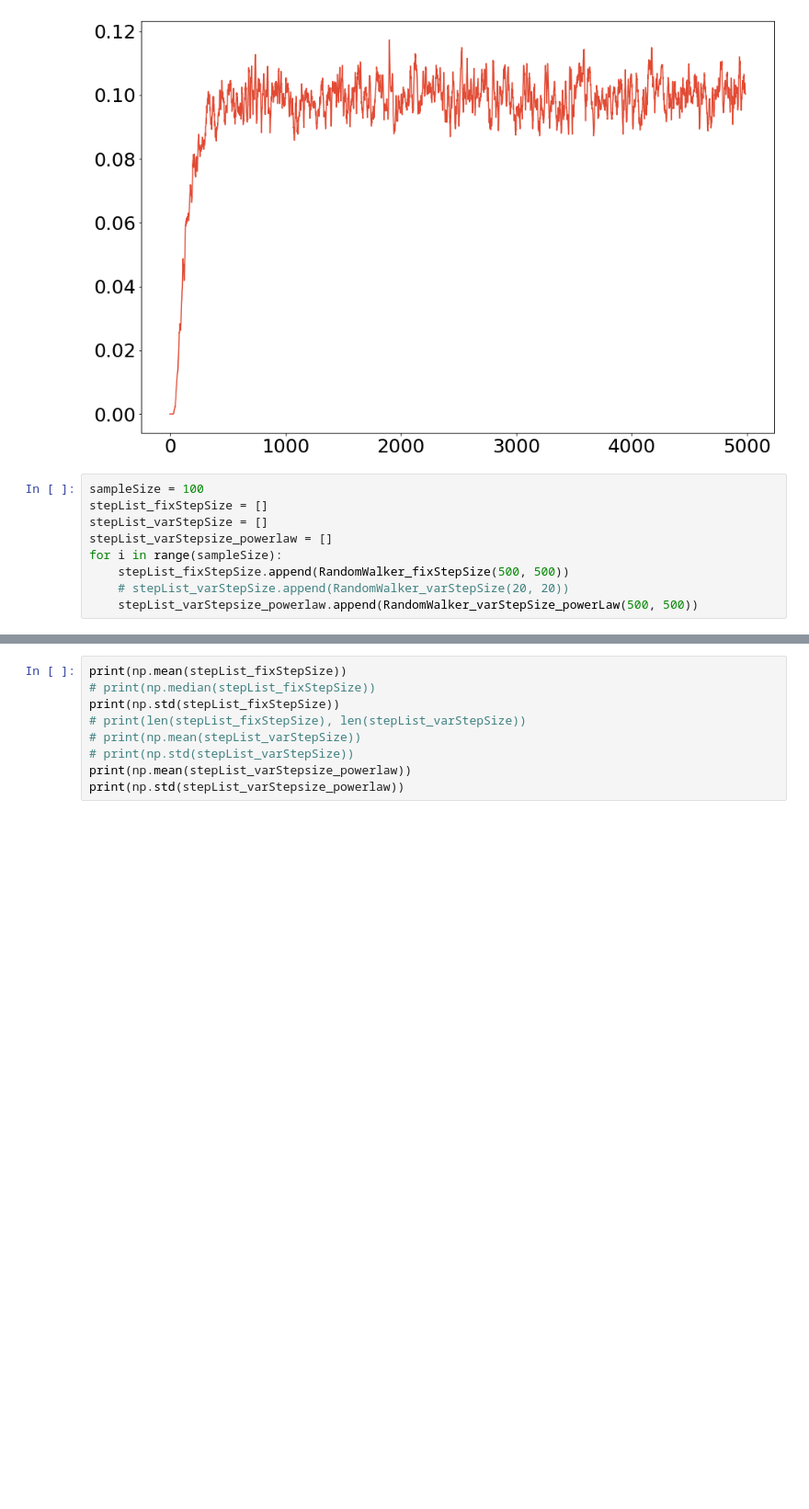
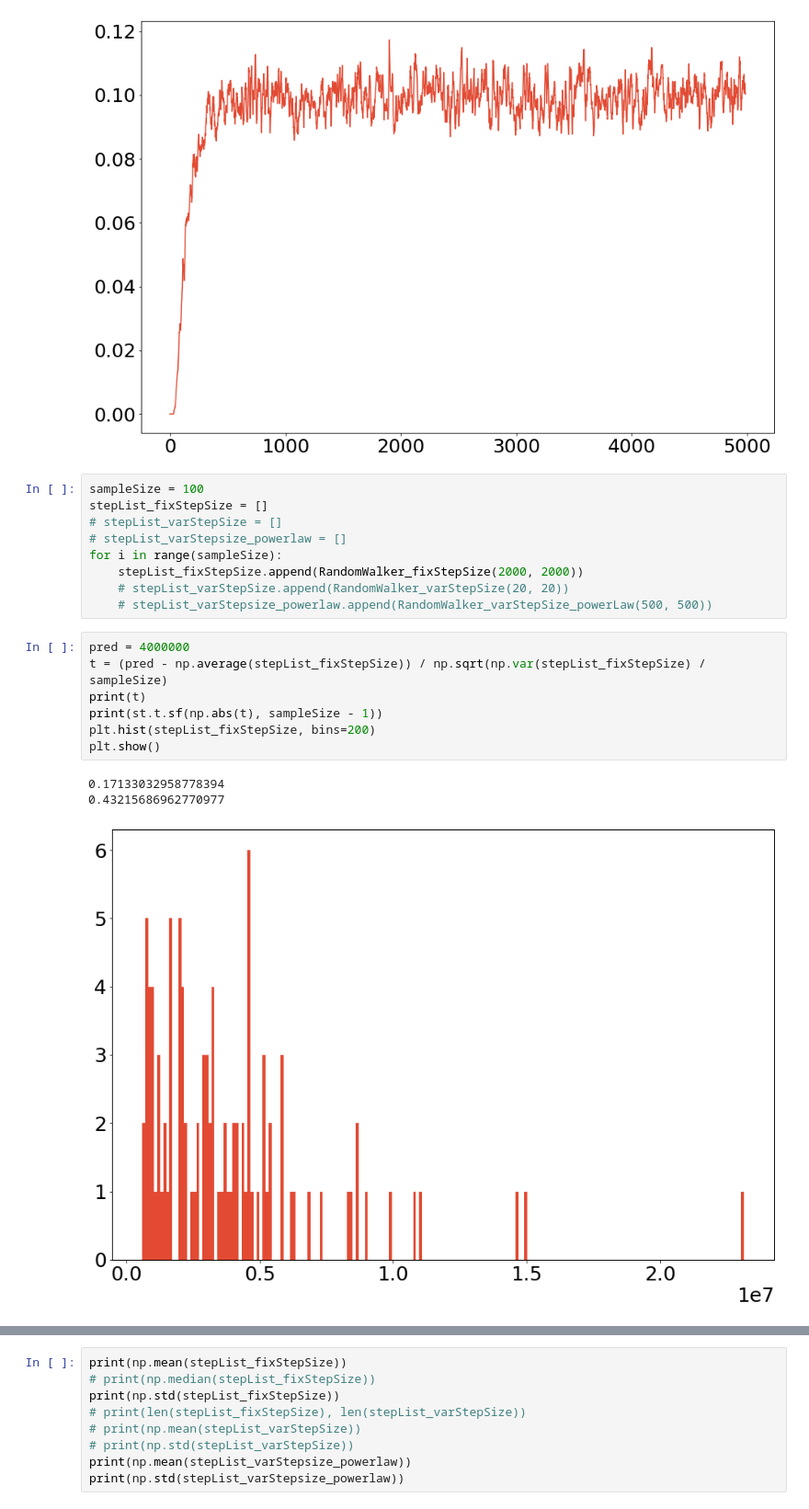
Before and after one commit to SMahdiHosseini/Modeling-Effective-Lifespan-of-Payment-Channels, a Jupyter notebook: Random Walker/dist.ipynb, the cells around one changed output, grey strips where cells are left out. Shown at 92% size. Saved outputs shown, nothing was run; the diff lists cells and outputs as text; blank space fills up the shorter version.

```diff
--- a/Random Walker/dist.ipynb
+++ b/Random Walker/dist.ipynb
@@ -225,9 +225,20 @@ plt.show()
 # %%
 sampleSize = 100
 stepList_fixStepSize = []
-stepList_varStepSize = []
-stepList_varStepsize_powerlaw = []
+# stepList_varStepSize = []
+# stepList_varStepsize_powerlaw = []
 for i in range(sampleSize):
-    stepList_fixStepSize.append(RandomWalker_fixStepSize(500, 500))
+    stepList_fixStepSize.append(RandomWalker_fixStepSize(2000, 2000))
     # stepList_varStepSize.append(RandomWalker_varStepSize(20, 20))
-    stepList_varStepsize_powerlaw.append(RandomWalker_varStepSize_powerLaw(500, 500))
+    # stepList_varStepsize_powerlaw.append(RandomWalker_varStepSize_powerLaw(500, 500))
+# %%
+pred = 4000000
+t = (pred - np.average(stepList_fixStepSize)) / np.sqrt(np.var(stepList_fixStepSize) / sampleSize)
+print(t)
+print(st.t.sf(np.abs(t), sampleSize - 1))
+plt.hist(stepList_fixStepSize, bins=200)
+plt.show()
+# %% [output]
+0.17133032958778394
+0.43215686962770977
+[figure, added]
```
Also changed, not shown: parts of 3 cells of this notebook, 2 other files.
